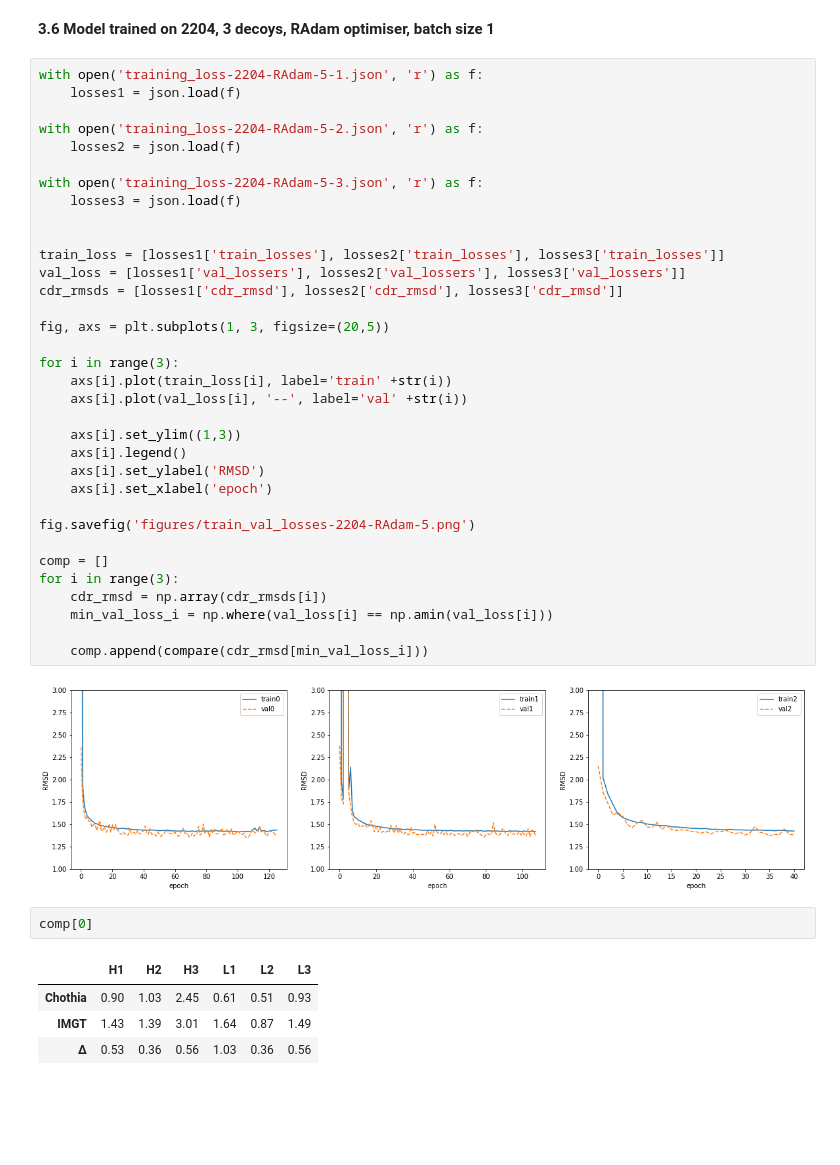
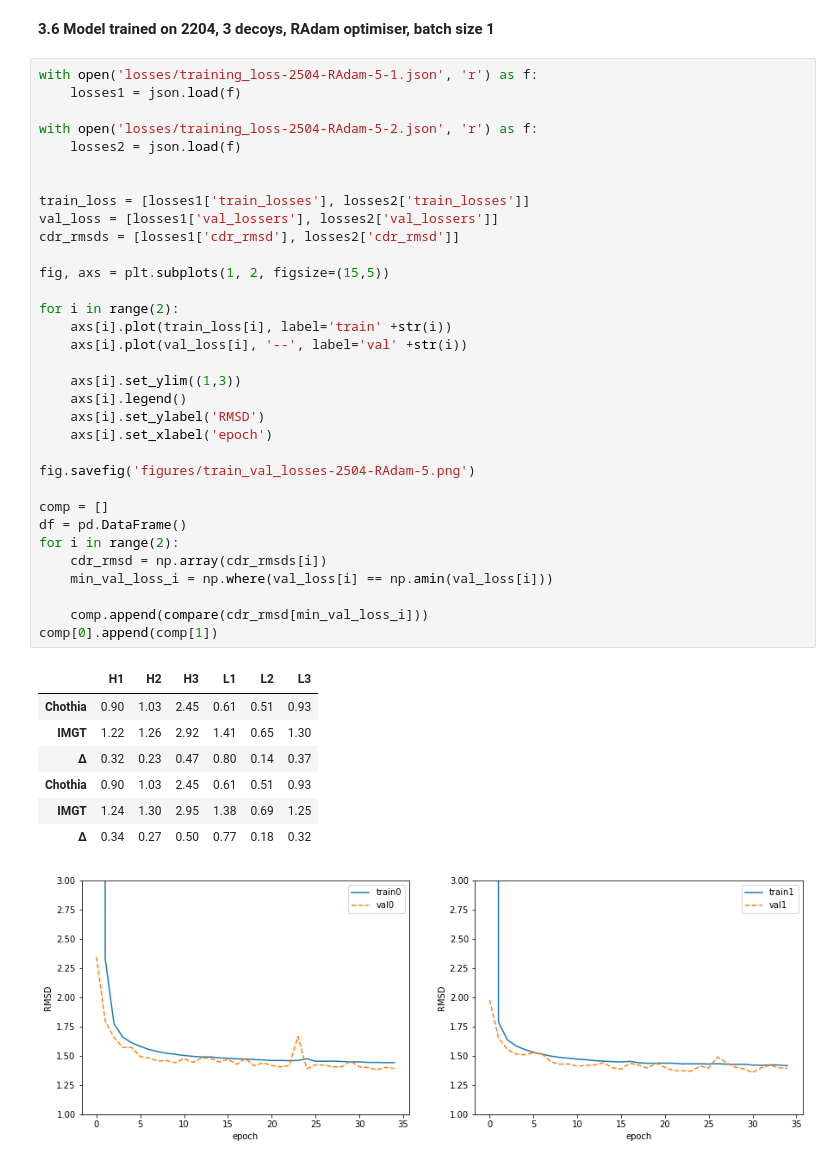
Before and after one commit to felixsihombing/ABlooper, a Jupyter notebook: analyse_training.ipynb, the cells around one changed output. Saved outputs shown, nothing was run; the diff lists cells and outputs as text; blank space fills up the shorter version.

```diff
--- a/analyse_training.ipynb
+++ b/analyse_training.ipynb
@@ -220,45 +270,44 @@ plt.imshow(mpimg.imread('figures/numbering_schemes.png'))
 # %% [markdown]
 **3.6 Model trained on 2204, 3 decoys, RAdam optimiser, batch size 1**
 # %%
-with open('training_loss-2204-RAdam-5-1.json', 'r') as f:
+with open('losses/training_loss-2504-RAdam-5-1.json', 'r') as f:
     losses1 = json.load(f)
 
-with open('training_loss-2204-RAdam-5-2.json', 'r') as f:
+with open('losses/training_loss-2504-RAdam-5-2.json', 'r') as f:
     losses2 = json.load(f)
 
-with open('training_loss-2204-RAdam-5-3.json', 'r') as f:
-    losses3 = json.load(f)
 
+train_loss = [losses1['train_losses'], losses2['train_losses']]
+val_loss = [losses1['val_lossers'], losses2['val_lossers']]
+cdr_rmsds = [losses1['cdr_rmsd'], losses2['cdr_rmsd']]
 
-train_loss = [losses1['train_losses'], losses2['train_losses'], losses3['train_losses']]
-val_loss = [losses1['val_lossers'], losses2['val_lossers'], losses3['val_lossers']]
-cdr_rmsds = [losses1['cdr_rmsd'], losses2['cdr_rmsd'], losses3['cdr_rmsd']]
+fig, axs = plt.subplots(1, 2, figsize=(15,5))
 
-fig, axs = plt.subplots(1, 3, figsize=(20,5))
-
-for i in range(3):
+for i in range(2):
     axs[i].plot(train_loss[i], label='train' +str(i))
     axs[i].plot(val_loss[i], '--', label='val' +str(i))
 
     axs[i].set_ylim((1,3))
     axs[i].legend()
     axs[i].set_ylabel('RMSD')
     axs[i].set_xlabel('epoch')
 
-fig.savefig('figures/train_val_losses-2204-RAdam-5.png')
+fig.savefig('figures/train_val_losses-2504-RAdam-5.png')
 
 comp = []
-for i in range(3):
+df = pd.DataFrame()
+for i in range(2):
     cdr_rmsd = np.array(cdr_rmsds[i])
     min_val_loss_i = np.where(val_loss[i] == np.amin(val_loss[i]))
 
     comp.append(compare(cdr_rmsd[min_val_loss_i]))
+comp[0].append(comp[1])
 # %% [output]
+|  | H1 | H2 | H3 | L1 | L2 | L3 |
+| Chothia | 0.90 | 1.03 | 2.45 | 0.61 | 0.51 | 0.93 |
+| IMGT | 1.22 | 1.26 | 2.92 | 1.41 | 0.65 | 1.30 |
+| Δ | 0.32 | 0.23 | 0.47 | 0.80 | 0.14 | 0.37 |
+| Chothia | 0.90 | 1.03 | 2.45 | 0.61 | 0.51 | 0.93 |
+| IMGT | 1.24 | 1.30 | 2.95 | 1.38 | 0.69 | 1.25 |
+| Δ | 0.34 | 0.27 | 0.50 | 0.77 | 0.18 | 0.32 |
-[figure, old version]
+[figure, new version]
-# %%
-comp[0]
-# %% [output]
-|  | H1 | H2 | H3 | L1 | L2 | L3 |
-| Chothia | 0.90 | 1.03 | 2.45 | 0.61 | 0.51 | 0.93 |
-| IMGT | 1.43 | 1.39 | 3.01 | 1.64 | 0.87 | 1.49 |
-| Δ | 0.53 | 0.36 | 0.56 | 1.03 | 0.36 | 0.56 |
```
Also changed, not shown: parts of 4 cells of this notebook, 5 other files.
